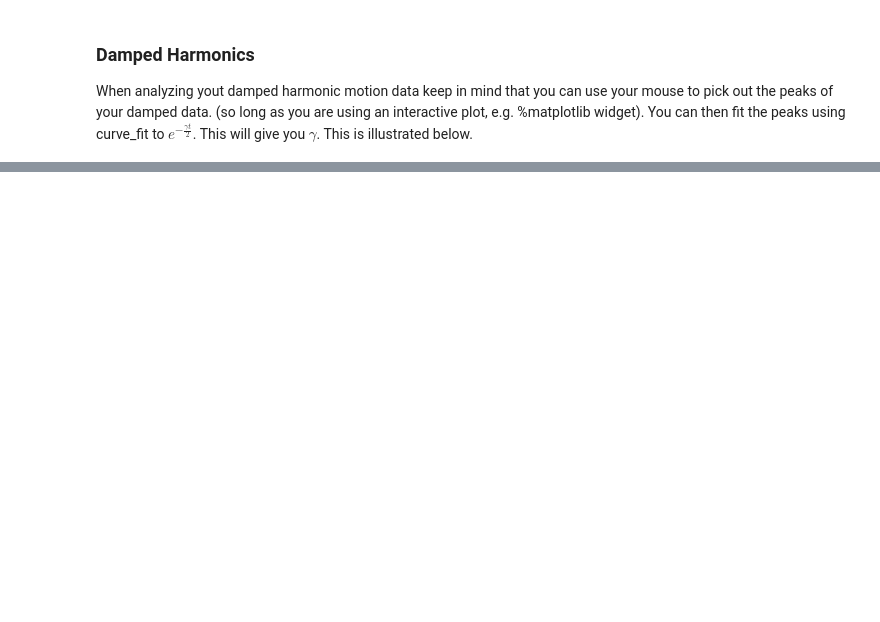
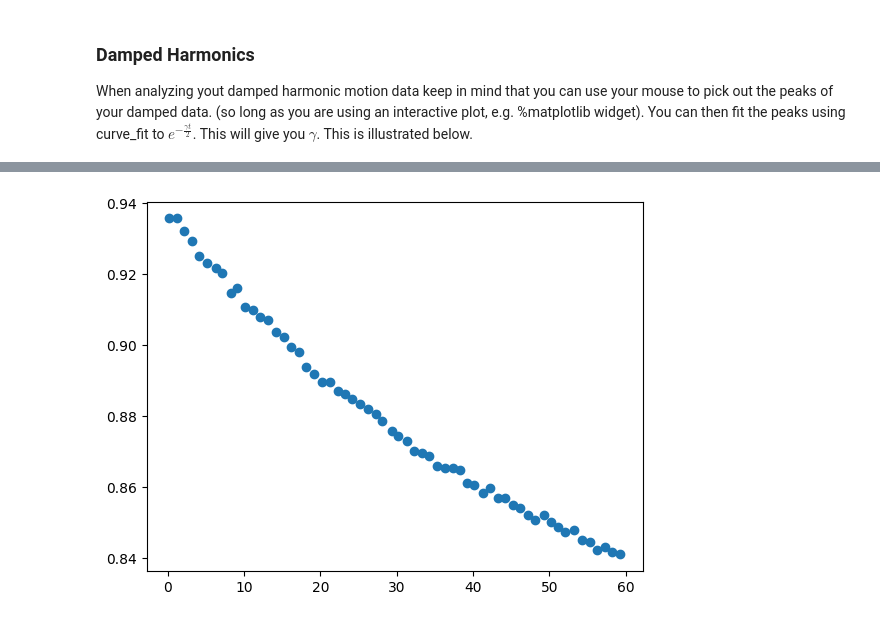
Before and after one commit to brinerk/LabsCapstone, a Jupyter notebook: Lab15/Lab15.ipynb, the cells around one changed output, grey strips where cells are left out. Cells and saved outputs as stored; diff of their text form; code cells hidden in the pictures; blank space fills up the shorter version.

```diff
--- a/Lab15/Lab15.ipynb
+++ b/Lab15/Lab15.ipynb
@@ -199,0 +204,28 @@ When analyzing yout damped harmonic motion data keep in mind that you can use yo
+# %%
+peaks = [[0.211464, 0.935688], [1.30155, 0.935688], [2.11911,
+    0.93221], [3.2092, 0.929428], [4.1176, 0.925254], [5.11685,
+    0.923168], [6.29777, 0.921776], [7.11534, 0.920385], [8.29626,
+    0.914821], [9.11383, 0.916212], [10.1131, 0.910647], [11.2032,
+    0.909952], [12.1116, 0.907865], [13.2016, 0.907169], [14.2009,
+    0.903691], [15.2001, 0.9023], [16.1994, 0.899518], [17.1986,
+    0.898127], [18.1979, 0.893953], [19.1971, 0.891867], [20.2872,
+    0.88978], [21.2864, 0.88978], [22.2857, 0.886998], [23.2849,
+    0.886302], [24.1933, 0.884911], [25.1926, 0.88352], [26.1918,
+    0.882128], [27.2819, 0.880737], [28.0995, 0.878651], [29.3712,
+    0.875868], [30.1888, 0.874477], [31.3697, 0.873086], [32.2781,
+    0.870304], [33.2774, 0.869608], [34.1858, 0.868913], [35.2759,
+    0.86613], [36.2751, 0.865435], [37.3652, 0.865435], [38.2736,
+    0.864739], [39.2729, 0.861261], [40.0904, 0.860566], [41.2713,
+    0.858479], [42.1797, 0.85987], [43.2698, 0.857088], [44.1782,
+    0.857088], [45.2683, 0.855001], [46.1767, 0.854305], [47.176,
+    0.852219], [48.1752, 0.850828], [49.3561, 0.852219], [50.1737,
+    0.850132], [51.0821, 0.848741], [52.0814, 0.84735], [53.2623,
+    0.848045], [54.2615, 0.845263], [55.2608, 0.844567], [56.26,
+    0.842481], [57.2593, 0.843176], [58.2585, 0.841785], [59.2578,
+    0.841089]]
+# %%
+peaks_x, peaks_y = zip(*peaks)
+plt.plot(peaks_x,peaks_y,'o')
+plt.show()
+# %% [output]
+[figure, added]
```
Also changed, not shown: parts of 12 cells of this notebook, 9 other files.
